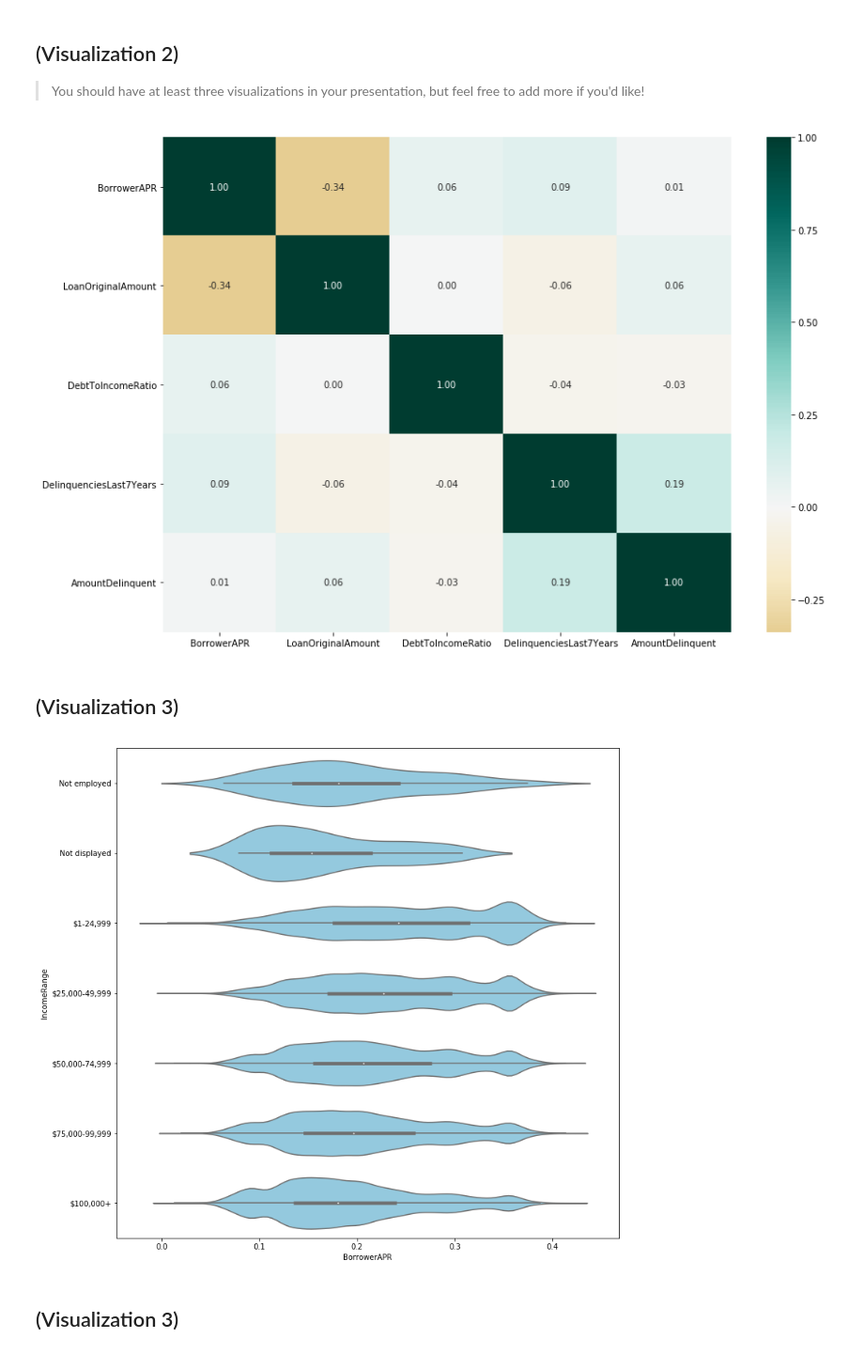
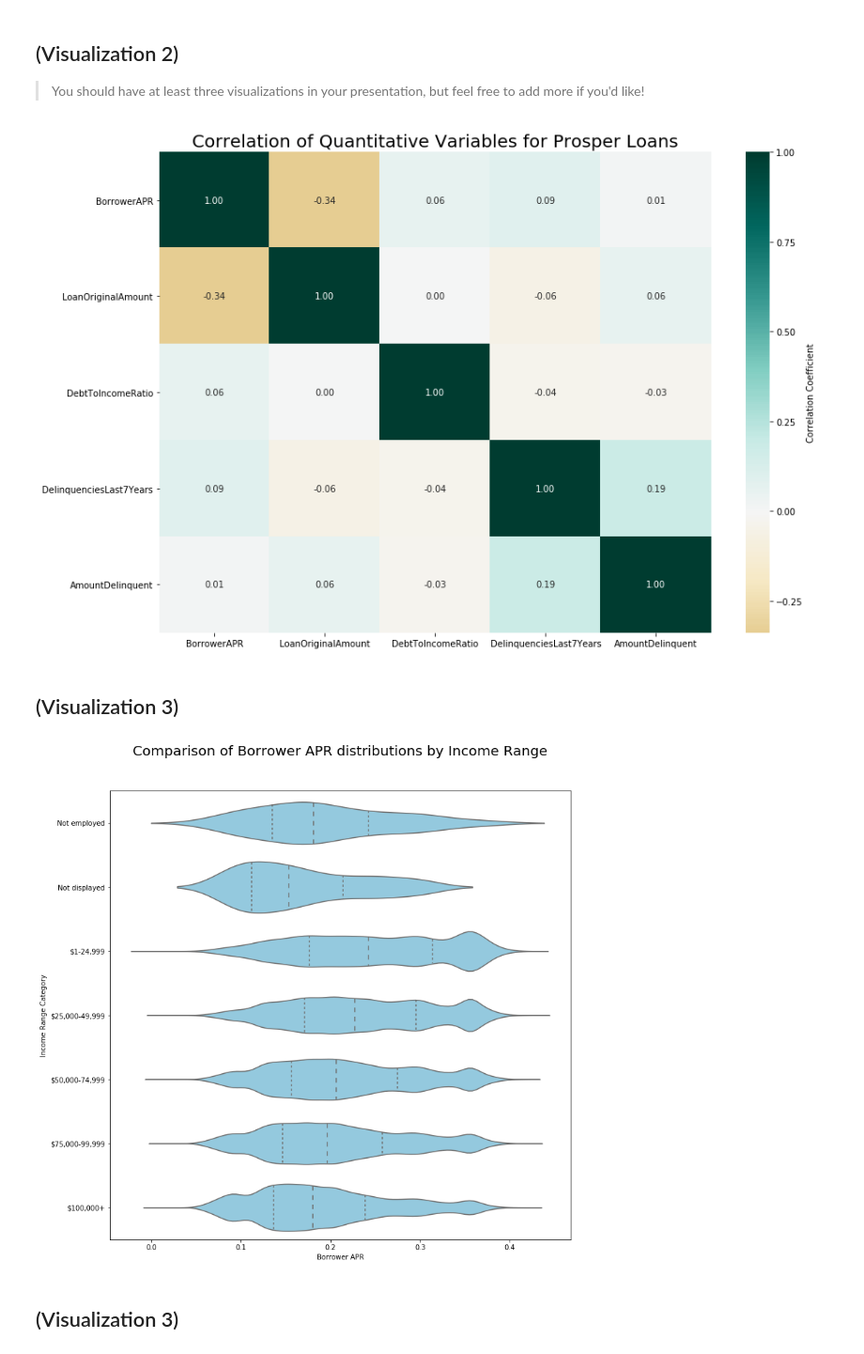
Before and after one commit to Jeff-VA/Udacity-Communicate-Data-Project, a Jupyter notebook: slide_deck.ipynb, the cells around one changed output. Shown: that part at 94% size. Saved outputs shown, nothing was run; the diff lists cells and outputs as text; code cells hidden in the pictures.

```diff
--- a/slide_deck.ipynb
+++ b/slide_deck.ipynb
@@ -124,20 +126,27 @@ quant_vars = ['BorrowerAPR', 'LoanOriginalAmount', 'DebtToIncomeRatio',
 > You should have at least three visualizations in your presentation,
 but feel free to add more if you'd like!
 # %%
-#display heatmap of five quantitative variables for more accurate view of correlation coefficients
+#displays heatmap of five quantitative variables for more accurate view of correlation coefficients
 plt.figure(figsize = [14, 10])
 sns.heatmap(df_trimmed[quant_vars].corr(), annot = True, fmt = '.2f',
-           cmap = 'BrBG', center = 0);
+            cmap = 'BrBG', center = 0, cbar_kws = {'label' : 'Correlation Coefficient'})
+plt.title('Correlation of Quantitative Variables for Prosper Loans',
+          fontsize=20);
 # %% [output]
-[figure, old version]
+[figure, new version]
 # %% [markdown]
 ## (Visualization 3)
 # %%
-
+#Displays violinplots of BorrowerAPR by ListingCategory
 plt.figure(figsize = (12,12))
-sns.violinplot(data = df_trimmed, x = 'BorrowerAPR', y = 'IncomeRange', color = 'skyblue');
+sns.violinplot(data = df_trimmed, x = 'BorrowerAPR', y = 'IncomeRange',
+               color = 'skyblue', inner = 'quartile')
+plt.title('Comparison of Borrower APR distributions by Income Range',
+          fontsize=20, y=1.07)
+plt.ylabel('Income Range Category')
+plt.xlabel('Borrower APR');
 # %% [output]
-[figure, old version]
+[figure, new version]
 # %% [markdown]
 ## (Visualization 3)
 # %%
```
Also changed, not shown: parts of 4 cells of this notebook.
